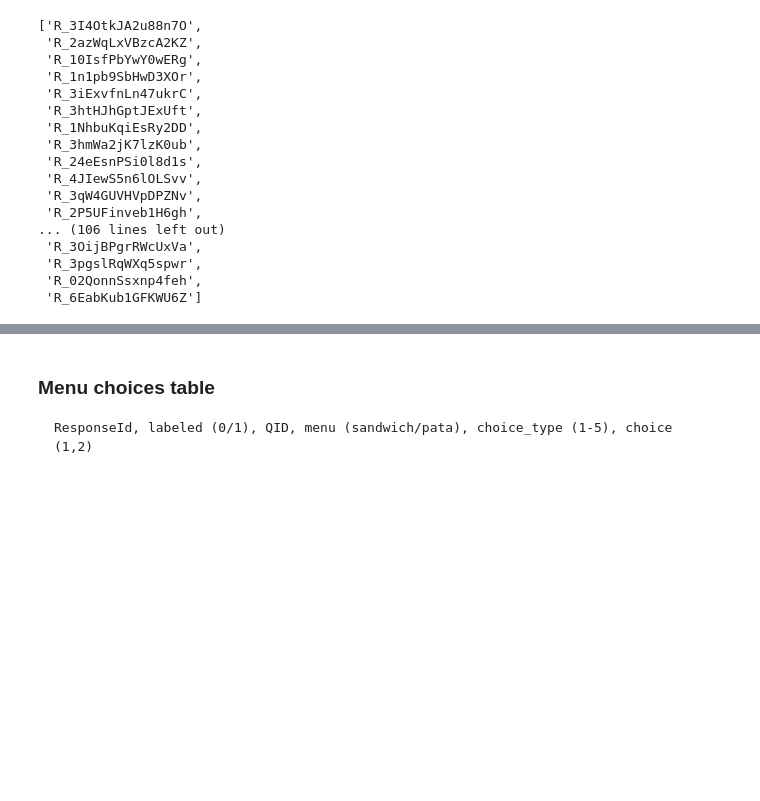
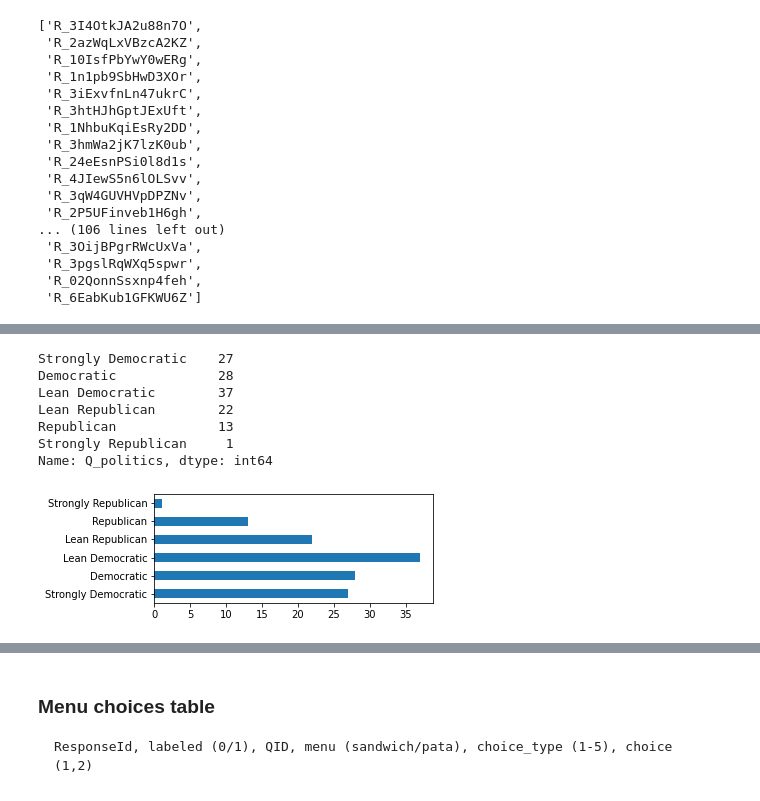
Before and after one commit to aberke/ff, a Jupyter notebook: data-analysis/online-survey-v0-probe.ipynb, the cells around one changed output, grey strips where cells are left out. Cells and saved outputs as stored; diff of their text form; code cells hidden in the pictures; blank space fills up the shorter version.

```diff
--- a/data-analysis/online-survey-v0-probe.ipynb
+++ b/data-analysis/online-survey-v0-probe.ipynb
@@ -161,0 +241,13 @@ R_1QE4d9AOcRg1vSu failed Q_attn_2
+# %%
+fig,ax = plt.subplots(figsize=(5,2))
+respondent_df.Q_politics.value_counts().sort_index().rename(recode_values['Q_politics']).plot.barh(ax=ax)
+print(respondent_df.Q_politics.value_counts().sort_index().rename(recode_values['Q_politics']))
+# %% [output]
+Strongly Democratic    27
+Democratic             28
+Lean Democratic        37
+Lean Republican        22
+Republican             13
+Strongly Republican     1
+Name: Q_politics, dtype: int64
+[figure, added]
```
Also changed, not shown: parts of 51 cells of this notebook.
